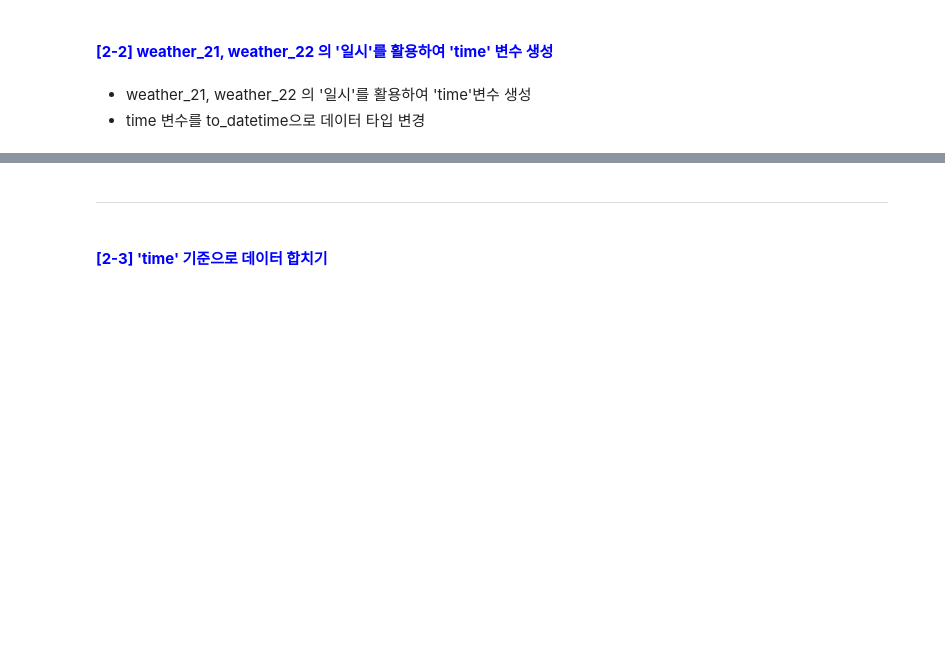
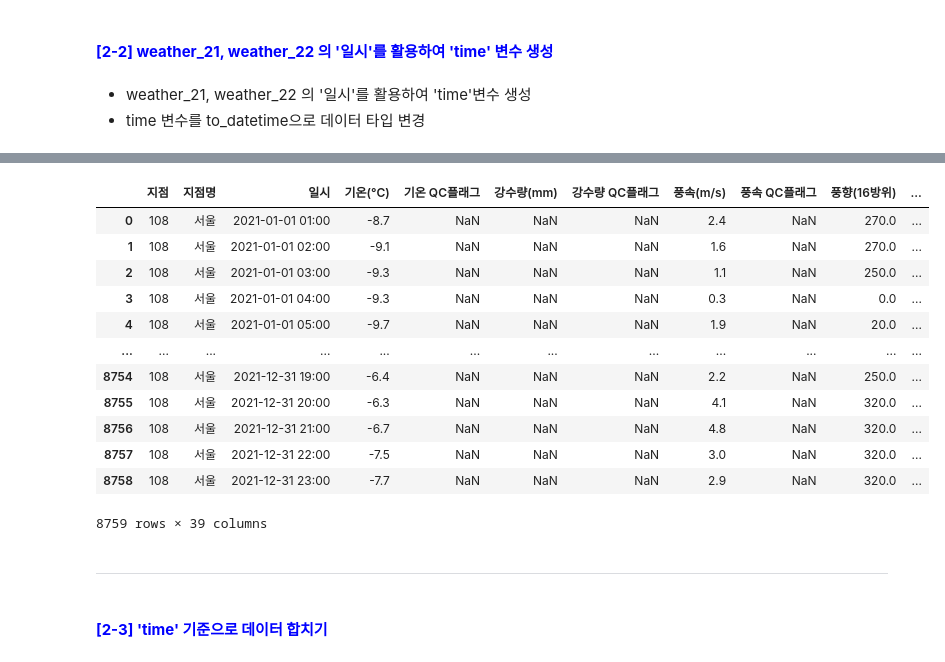
Before and after one commit to ssoong12/KT_aivle_school_AI_track, a Jupyter notebook: 09. MINI_PJ2/3기_AI미니프로젝트_2차 미세먼지_2. 데이터 전처리(student).ipynb, the cells around one changed output, grey strips where cells are left out. Cells and saved outputs as stored; diff of their text form; code cells hidden in the pictures; blank space fills up the shorter version.

```diff
--- a/09. MINI_PJ2/3기_AI미니프로젝트_2차 미세먼지_2. 데이터 전처리(student).ipynb
+++ b/09. MINI_PJ2/3기_AI미니프로젝트_2차 미세먼지_2. 데이터 전처리(student).ipynb
@@ -30,5 +277,22 @@ import datetime
 # %%
 # 아래에 필요한 코드를 작성하고 결과를 확인합니다.
+weather_21['time'] = pd.to_datetime(weather_21['일시'], format = '%Y-%m-%d %H:%M')
+weather_22['time'] = pd.to_datetime(weather_22['일시'], format = '%Y-%m-%d %H:%M')
+weather_21
+# %% [output]
+|  | 지점 | 지점명 | 일시 | 기온(°C) | 기온 QC플래그 | 강수량(mm) | 강수량 QC플래그 | 풍속(m/s) | 풍속 QC플래그 | 풍향(16방위) | ... |
+| 0 | 108 | 서울 | 2021-01-01 01:00 | -8.7 | NaN | NaN | NaN | 2.4 | NaN | 270.0 | ... |
+| 1 | 108 | 서울 | 2021-01-01 02:00 | -9.1 | NaN | NaN | NaN | 1.6 | NaN | 270.0 | ... |
+| 2 | 108 | 서울 | 2021-01-01 03:00 | -9.3 | NaN | NaN | NaN | 1.1 | NaN | 250.0 | ... |
+| 3 | 108 | 서울 | 2021-01-01 04:00 | -9.3 | NaN | NaN | NaN | 0.3 | NaN | 0.0 | ... |
+| 4 | 108 | 서울 | 2021-01-01 05:00 | -9.7 | NaN | NaN | NaN | 1.9 | NaN | 20.0 | ... |
+| ... | ... | ... | ... | ... | ... | ... | ... | ... | ... | ... | ... |
+| 8754 | 108 | 서울 | 2021-12-31 19:00 | -6.4 | NaN | NaN | NaN | 2.2 | NaN | 250.0 | ... |
+| 8755 | 108 | 서울 | 2021-12-31 20:00 | -6.3 | NaN | NaN | NaN | 4.1 | NaN | 320.0 | ... |
+| 8756 | 108 | 서울 | 2021-12-31 21:00 | -6.7 | NaN | NaN | NaN | 4.8 | NaN | 320.0 | ... |
+| 8757 | 108 | 서울 | 2021-12-31 22:00 | -7.5 | NaN | NaN | NaN | 3.0 | NaN | 320.0 | ... |
+| 8758 | 108 | 서울 | 2021-12-31 23:00 | -7.7 | NaN | NaN | NaN | 2.9 | NaN | 320.0 | ... |
+8759 rows × 39 columns
 # %% [markdown]
 ---
 # %% [markdown]
```
Also changed, not shown: parts of 35 cells of this notebook.
